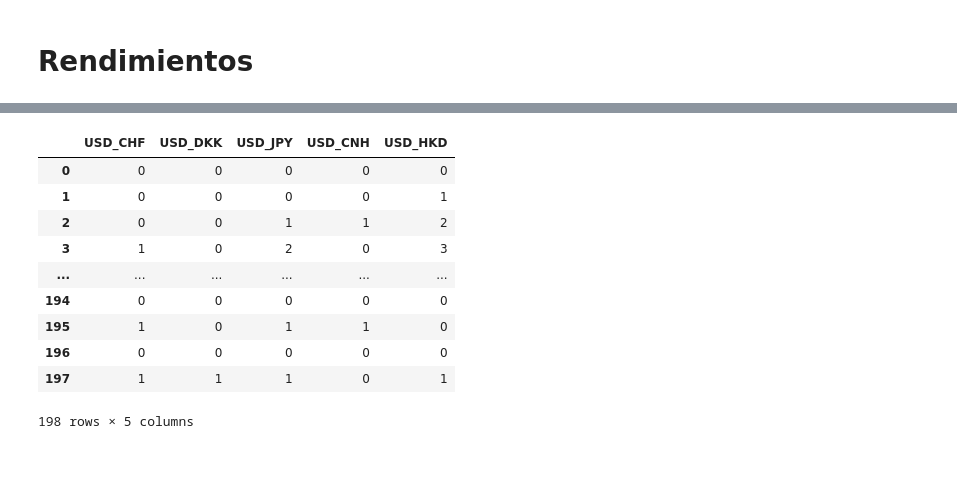
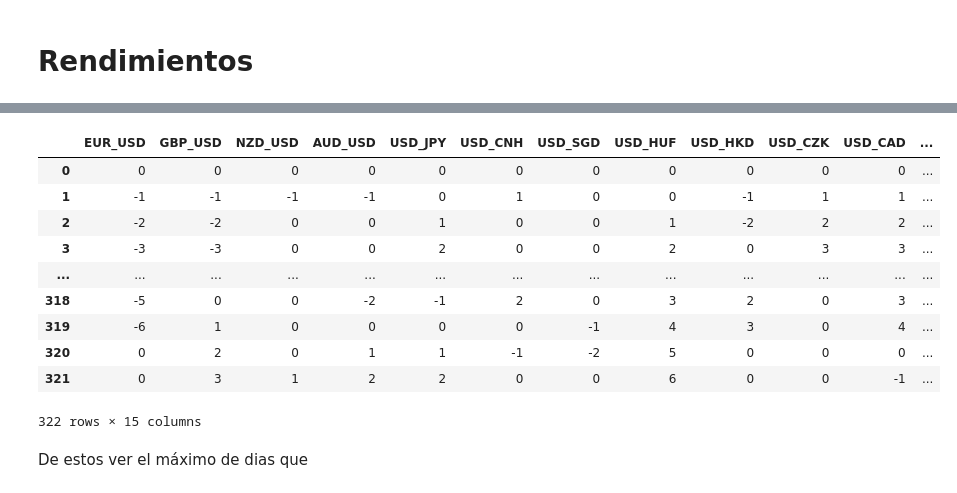
Before and after one commit to violetarcia/LAB_01_KVGH, a Jupyter notebook: LAB_1.ipynb, the cells around one changed output, grey strips where cells are left out. Cells and saved outputs as stored; diff of their text form; code cells hidden in the pictures; blank space fills up the shorter version.

Commit message:
Consecutividad/Dia-Divisa [Matriz]

```diff
--- a/LAB_1.ipynb
+++ b/LAB_1.ipynb
@@ -292,24 +173,0 @@ p value for USD_SEK = 5.8473645153323274e-12
-# %%
-# Definimos la tabla donde se mostrarán los resultados
-
-df = pd.DataFrame(index=instrument, columns = ['Media_P', 'DesvEst_P', 'Pendiente', 'Intercepto',
-                                               'Normal_test_P', 'Media_R', 'DesvEst_R', 'Normal_test_R'], dtype='float')
-
-
-# Mostramos los resultados en la tabla previamente creada
-
-df['Media_P'] = (resume_clos.loc['mean'])
-df['DesvEst_P'] = resume_clos.loc['std']
-
-df['Pendiente'] = m
-df['Intercepto'] = b
-
-df['Normal_test_P'] = normp_clo
-
-df['Media_R'] = resume_rend.loc['mean']
-df['DesvEst_R'] = resume_rend.loc['std']
-
-df['Normal_test_R'] = normp_rend
-
-with pd.option_context('display.max_rows', None, 'display.max_columns', None):
-    display(df)
@@ -470,8 +189,7 @@ def Tendency(Open, Clos):
     tendencia = ['alcista' if Clos[i] >= Open[i] else 'bajista' for i in range(len(Open))]
     return tendencia
 # %%
-tendencia = pd.DataFrame([Tendency(datos_open.iloc[:,i], datos_clos.iloc[:,i])
-                          for i in range(len(datos_open.columns))]).transpose()
-tendencia.columns = best
+tendencia = pd.DataFrame([Tendency(opens.iloc[:,i], closes.iloc[:,i]) for i in range(len(opens.columns))]).transpose()
+tendencia.columns = instrument
 tendencia
 # %% [output]
@@ -489,12 +207,20 @@ tendencia
 # %%
-# (Tendencia)
+''' Función Consecutively
+
+    Función para ver la cosecutividad de la tendencia
+
+    Parámetro: tendencia. Vector que sólo contiene 'alcista' o 'bajista'
+'''
 
 def Consecutively(tendencia):
     count = [0]
 
     def conteo(count, a, b):
         if a == b:
-            count += 1
+            if a is 'alcista':
+                count += 1
+            else:
+                count -= 1
         else:
             count = 0
         return  count
@@ -503,17 +229,19 @@ def Consecutively(tendencia):
     return count
 # %%
 consecut = pd.DataFrame([Consecutively(tendencia.iloc[:,i]) for i in range(len(tendencia.columns))]).transpose()
-consecut.columns = best
+consecut.columns = instrument
 consecut
 # %% [output]
-|  | USD_CHF | USD_DKK | USD_JPY | USD_CNH | USD_HKD |
-| 0 | 0 | 0 | 0 | 0 | 0 |
-| 1 | 0 | 0 | 0 | 0 | 1 |
-| 2 | 0 | 0 | 1 | 1 | 2 |
-| 3 | 1 | 0 | 2 | 0 | 3 |
-| ... | ... | ... | ... | ... | ... |
-| 194 | 0 | 0 | 0 | 0 | 0 |
-| 195 | 1 | 0 | 1 | 1 | 0 |
-| 196 | 0 | 0 | 0 | 0 | 0 |
-| 197 | 1 | 1 | 1 | 0 | 1 |
+|  | EUR_USD | GBP_USD | NZD_USD | AUD_USD | USD_JPY | USD_CNH | USD_SGD | USD_HUF | USD_HKD | USD_CZK | USD_CAD | ... |
+| 0 | 0 | 0 | 0 | 0 | 0 | 0 | 0 | 0 | 0 | 0 | 0 | ... |
+| 1 | -1 | -1 | -1 | -1 | 0 | 1 | 0 | 0 | -1 | 1 | 1 | ... |
+| 2 | -2 | -2 | 0 | 0 | 1 | 0 | 0 | 1 | -2 | 2 | 2 | ... |
+| 3 | -3 | -3 | 0 | 0 | 2 | 0 | 0 | 2 | 0 | 3 | 3 | ... |
+| ... | ... | ... | ... | ... | ... | ... | ... | ... | ... | ... | ... | ... |
+| 318 | -5 | 0 | 0 | -2 | -1 | 2 | 0 | 3 | 2 | 0 | 3 | ... |
+| 319 | -6 | 1 | 0 | 0 | 0 | 0 | -1 | 4 | 3 | 0 | 4 | ... |
+| 320 | 0 | 2 | 0 | 1 | 1 | -1 | -2 | 5 | 0 | 0 | 0 | ... |
+| 321 | 0 | 3 | 1 | 2 | 2 | 0 | 0 | 6 | 0 | 0 | -1 | ... |
-198 rows × 5 columns
+322 rows × 15 columns
+# %% [markdown]
+De estos ver el máximo de dias que
```
Also changed, not shown: parts of 49 cells of this notebook.
